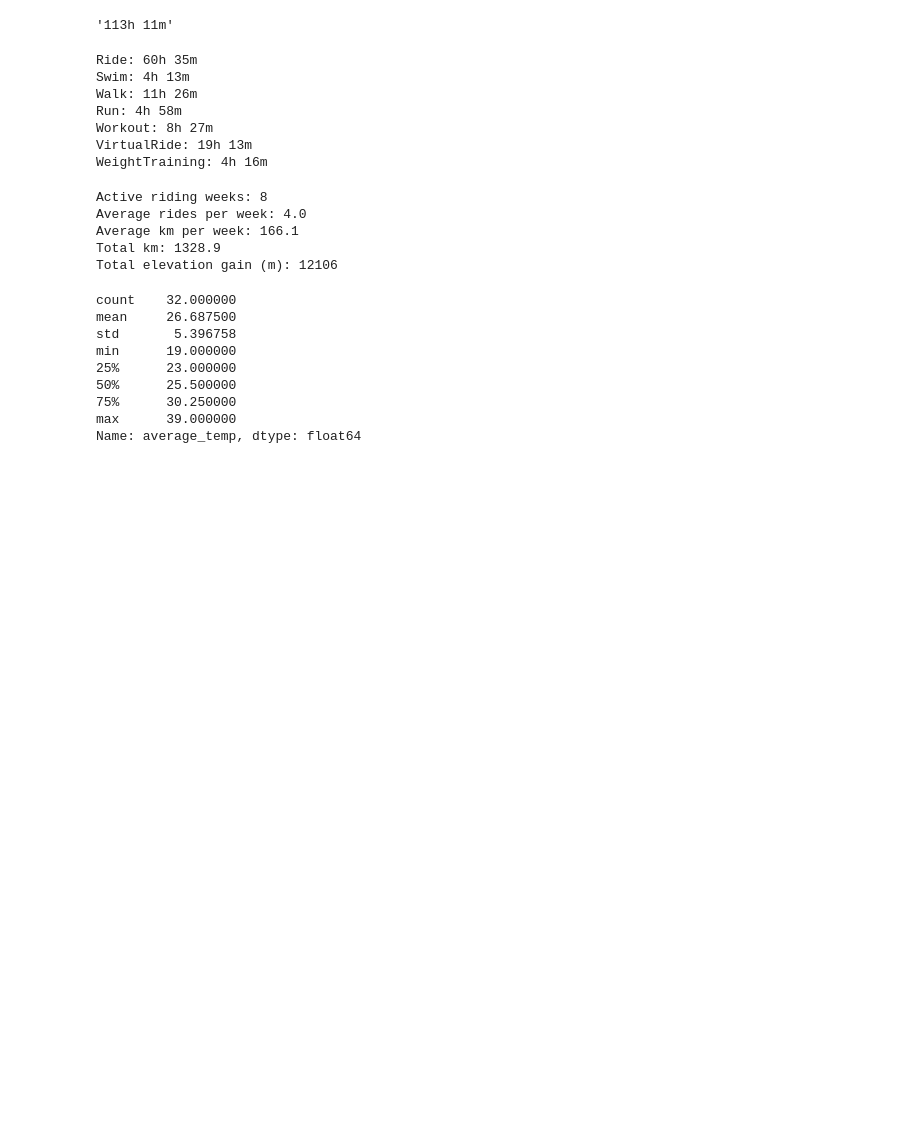
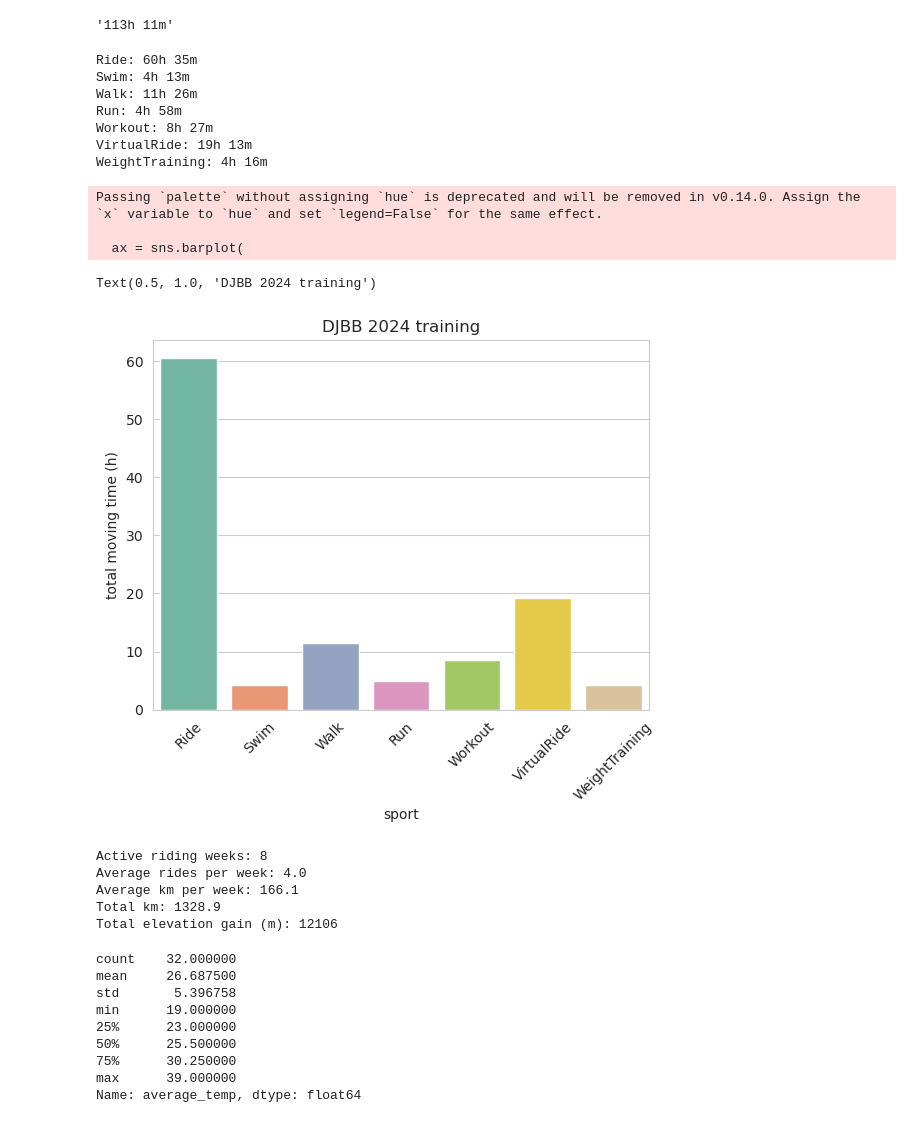
Before and after one commit to ahtonen/djbb2024, a Jupyter notebook: training.ipynb, the cells around one changed output. Drawn from its saved outputs; the diff is of its cells as text; code cells hidden in the pictures; blank space fills up the shorter version.

```diff
--- a/training.ipynb
+++ b/training.ipynb
@@ -102,6 +335,31 @@ Run: 4h 58m
 Workout: 8h 27m
 VirtualRide: 19h 13m
 WeightTraining: 4h 16m
+# %%
+# for each sport
+sport_types = list(training.type.unique())
+totals_hr = []
+
+for s in sport_types:
+    total_s = training.loc[training.type == s].moving_time.sum()
+    totals_hr.append(total_s / 3600)
+
+totals_df = pd.DataFrame(data=totals_hr, index=sport_types, columns=['total moving time (h)'])
+# %%
+ax = sns.barplot(
+    x=totals_df.index,
+    y=totals_df['total moving time (h)'],
+    palette=sns.color_palette("Set2", 7),
+)
+ax.tick_params(axis='x', rotation=45)
+ax.set(xlabel='sport')
+ax.set_title("DJBB 2024 training")
+# %% [output]
+Passing `palette` without assigning `hue` is deprecated and will be removed in v0.14.0. Assign the `x` variable to `hue` and set `legend=False` for the same effect.
+
+  ax = sns.barplot(
+Text(0.5, 1.0, 'DJBB 2024 training')
+[figure, added]
 # %%
 # riding hours and kilometers
 ride_df =  training.loc[training.type == 'Ride']
```
Also changed, not shown: parts of 27 cells of this notebook, 1 other file.
